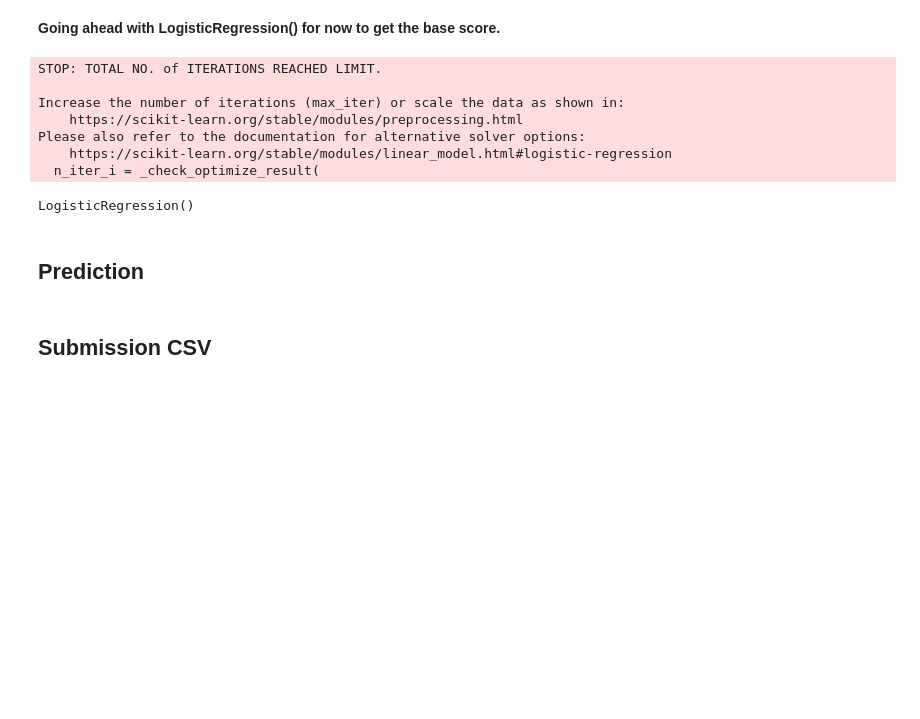
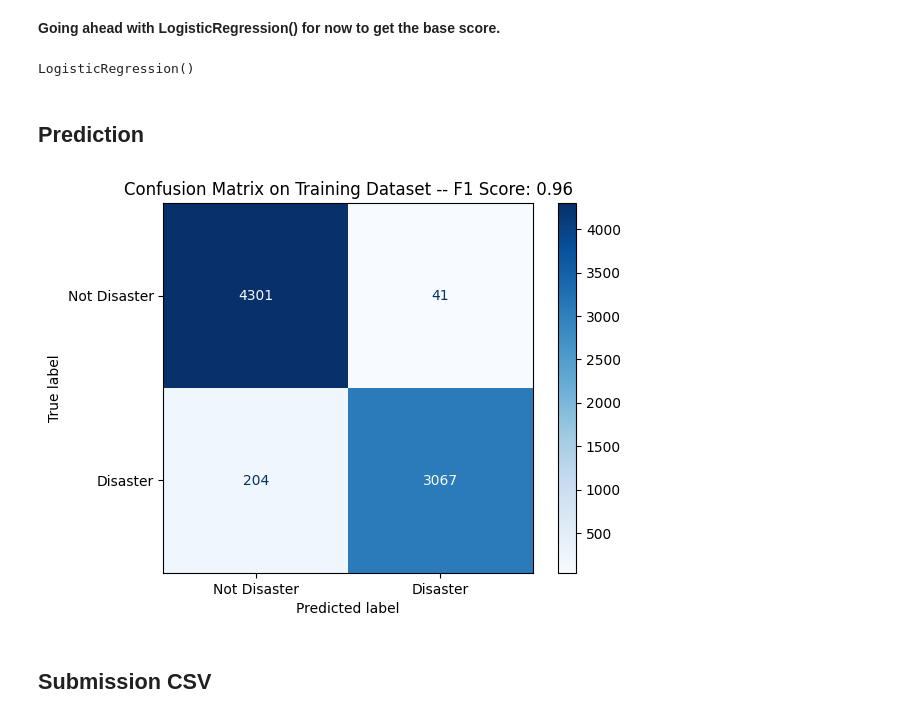
Before and after one commit to Guri10/NLP_Kaggle_Comp, a Jupyter notebook: NLP_Proj_1.ipynb, the cells around one changed output. Cells and saved outputs as stored; diff of their text form; code cells hidden in the pictures; blank space fills up the shorter version.

```diff
--- a/NLP_Proj_1.ipynb
+++ b/NLP_Proj_1.ipynb
@@ -70,4 +79,7 @@ nltk.download('punkt')
 True
+# %%
+# Set of English stopwords
+stop_words = set(stopwords.words('english'))
 # %%
 # Function to clean the text
 def normalize_text(text):
@@ -75,6 +87,7 @@ def normalize_text(text):
     text = re.sub(r'\d+', '', text)  # Remove numbers
     text = re.sub(r'[^\w\s]', '', text)  # Remove punctuation
     words = word_tokenize(text)  # Tokenize into words
+    words = [word for word in words if word not in stop_words]  # Remove stopwords
     return ' '.join(words)  # Join words back to a single string
 # %%
 # Apply normalization to text columns
@@ -100,18 +113,29 @@ X_test = vectorizer.transform(test_data['text'])
 model = LogisticRegression()
 model.fit(X_train, y_train)
 # %% [output]
-STOP: TOTAL NO. of ITERATIONS REACHED LIMIT.
-
-Increase the number of iterations (max_iter) or scale the data as shown in:
-    https://scikit-learn.org/stable/modules/preprocessing.html
-Please also refer to the documentation for alternative solver options:
-    https://scikit-learn.org/stable/modules/linear_model.html#logistic-regression
-  n_iter_i = _check_optimize_result(
+LogisticRegression()
-LogisticRegression()
 # %% [markdown]
 ## Prediction
 # %%
 predictions = model.predict(X_test)
+# %%
+def displayConfusionMatrix(y_true, y_pred, dataset):
+    disp = ConfusionMatrixDisplay.from_predictions(
+        y_true,
+        y_pred,
+        display_labels=["Not Disaster","Disaster"],
+        cmap=plt.cm.Blues
+    )
+
+    tn, fp, fn, tp = confusion_matrix(y_true, y_pred).ravel()
+    f1_score = tp / (tp+((fn+fp)/2))
+
+    disp.ax_.set_title("Confusion Matrix on " + dataset + " Dataset -- F1 Score: " + str(f1_score.round(2)))
+# %%
+y_pred_train = model.predict(X_train)
+displayConfusionMatrix(y_train, y_pred_train, "Training")
+# %% [output]
+[figure, added]
 # %% [markdown]
 ## Submission CSV
 # %%
```
Also changed, not shown: parts of 3 cells of this notebook, 6 other files.
